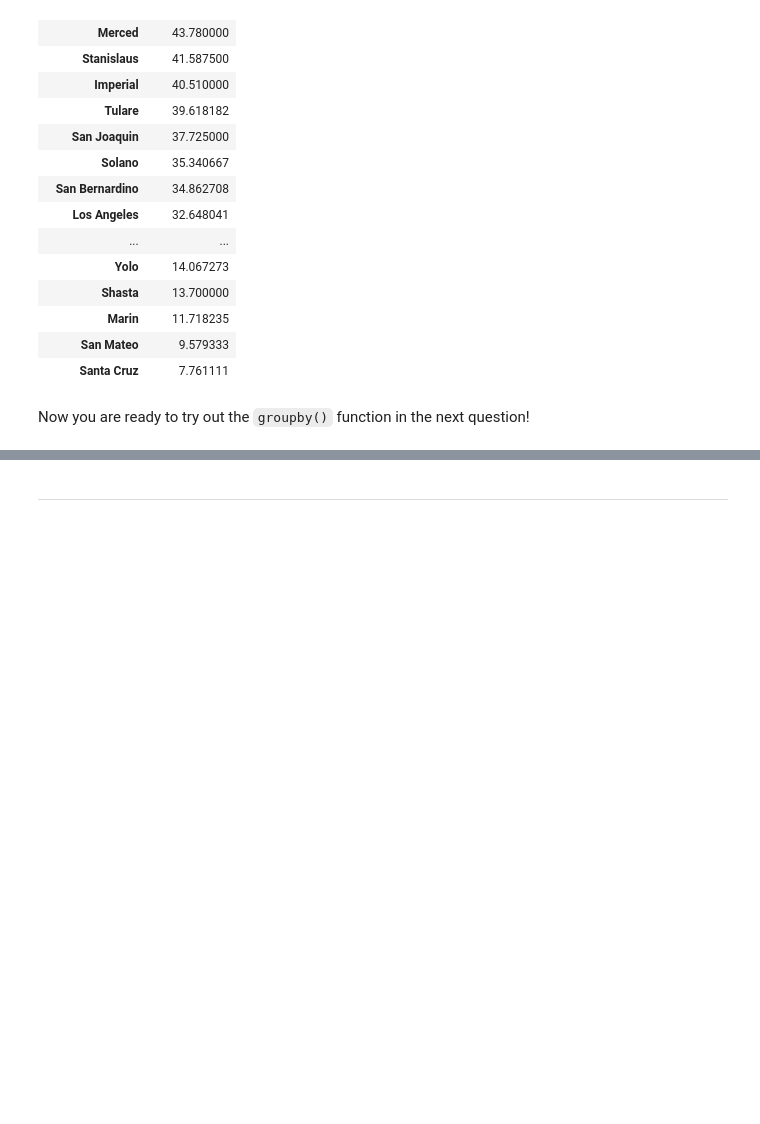
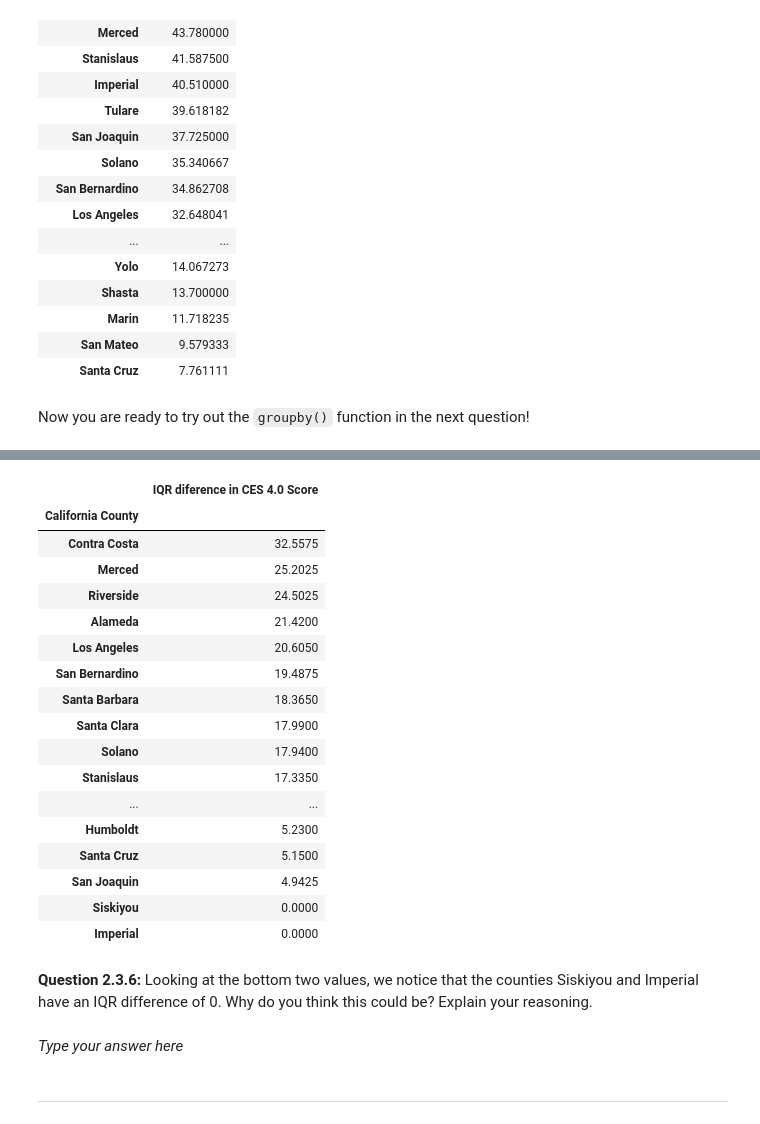
Before and after one commit to ds-modules/ecc-cs9, a Jupyter notebook: ces/proj1.ipynb, the cells around one changed output, grey strips where cells are left out. Cells and saved outputs as stored; diff of their text form; code cells hidden in the pictures; blank space fills up the shorter version.

```diff
--- a/ces/proj1.ipynb
+++ b/ces/proj1.ipynb
@@ -581,0 +618,5 @@ city_medians = ...
+# %%
+#SOLUTION
+
+def calc_IQR(sequence):
+    return np.percentile(sequence, 75) - np.percentile(sequence, 25)
@@ -582,3 +678,29 @@ city_medians = ...
+# %%
+CES_IQR = ces_cc.groupby('California County')[['CES 4.0 Score']].agg(calc_IQR).sort_values("CES 4.0 Score", ascending= False).rename(columns={'CES 4.0 Score': 'IQR diference in CES 4.0 Score'})
+CES_IQR
+# %% [output]
+|  | IQR diference in CES 4.0 Score |
+| California County |  |
+| Contra Costa | 32.5575 |
+| Merced | 25.2025 |
+| Riverside | 24.5025 |
+| Alameda | 21.4200 |
+| Los Angeles | 20.6050 |
+| San Bernardino | 19.4875 |
+| Santa Barbara | 18.3650 |
+| Santa Clara | 17.9900 |
+| Solano | 17.9400 |
+| Stanislaus | 17.3350 |
+| ... | ... |
+| Humboldt | 5.2300 |
+| Santa Cruz | 5.1500 |
+| San Joaquin | 4.9425 |
+| Siskiyou | 0.0000 |
+| Imperial | 0.0000 |
+# %% [markdown]
+**Question 2.3.6:** Looking at the bottom two values, we notice that the counties Siskiyou and Imperial have an IQR difference of 0. Why do you think this could be? Explain your reasoning.
+# %% [markdown]
+*Type your answer here*
 # %% [markdown]
 ---
 # %% [markdown]
```
Also changed, not shown: parts of 20 cells of this notebook.
